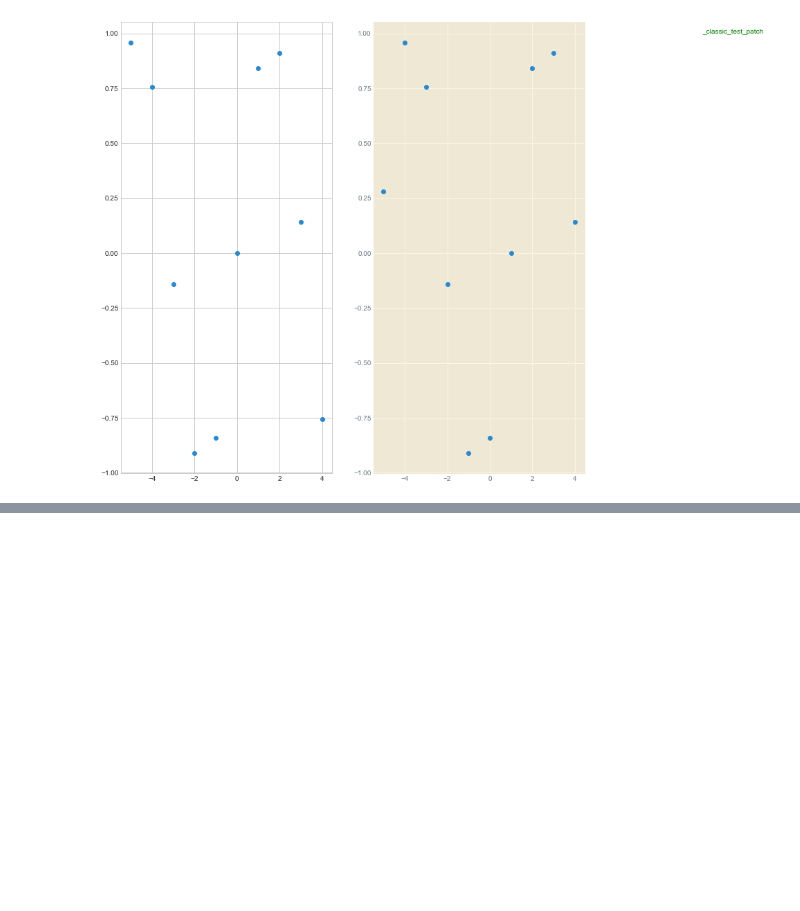
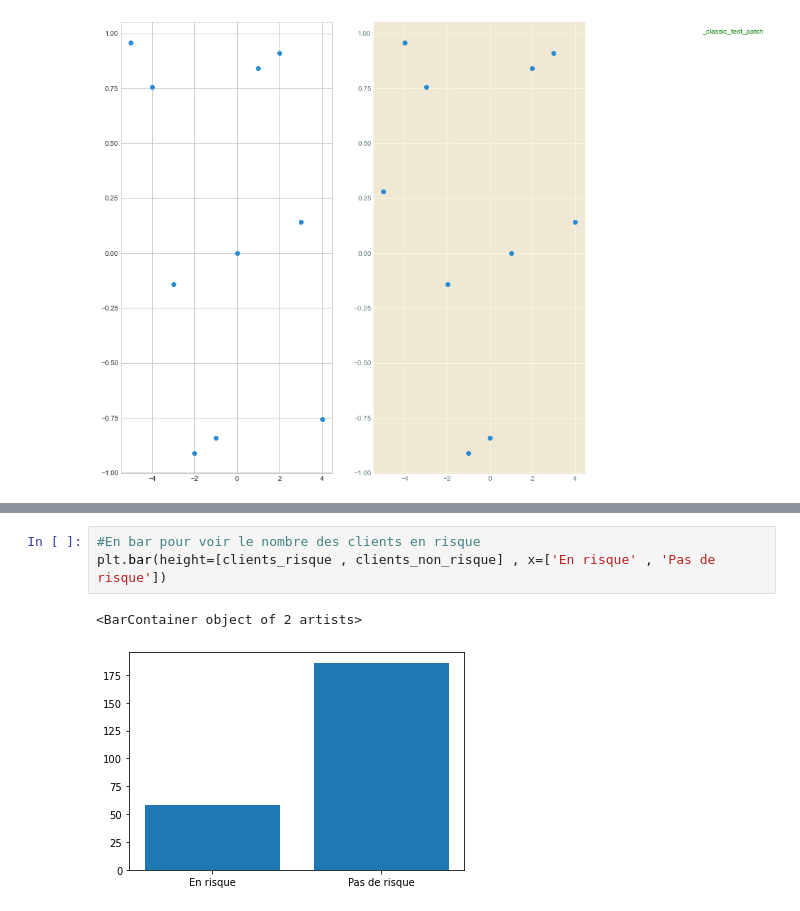
Before and after one commit to Charlot-DEDJINOU/Data-scientist, a Jupyter notebook: Les librairies Python pour la Data Science/matplotlib.ipynb, the cells around one changed output, grey strips where cells are left out. Saved outputs shown, nothing was run; the diff lists cells and outputs as text; blank space fills up the shorter version.

```diff
--- a/Les librairies Python pour la Data Science/matplotlib.ipynb
+++ b/Les librairies Python pour la Data Science/matplotlib.ipynb
@@ -32,0 +67,6 @@ for i in range(2) :
+# %%
+#En bar pour voir le nombre des clients en risque
+plt.bar(height=[clients_risque , clients_non_risque] , x=['En risque' , 'Pas de risque'])
+# %% [output]
+<BarContainer object of 2 artists>
+[figure, added]
```
Also changed, not shown: parts of 5 cells of this notebook.
